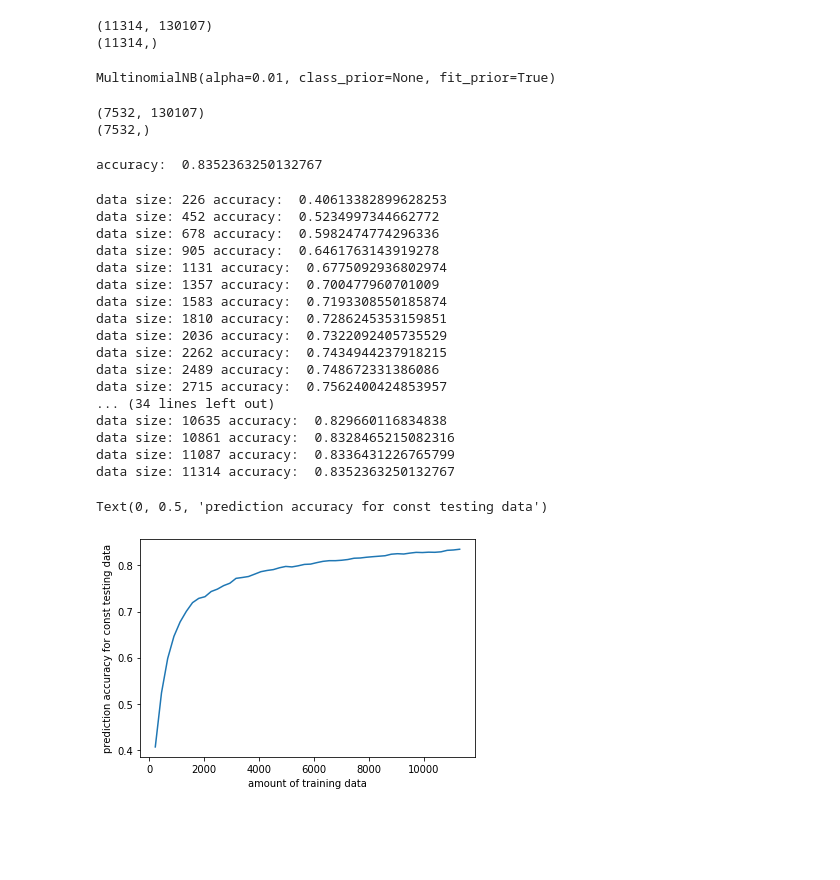
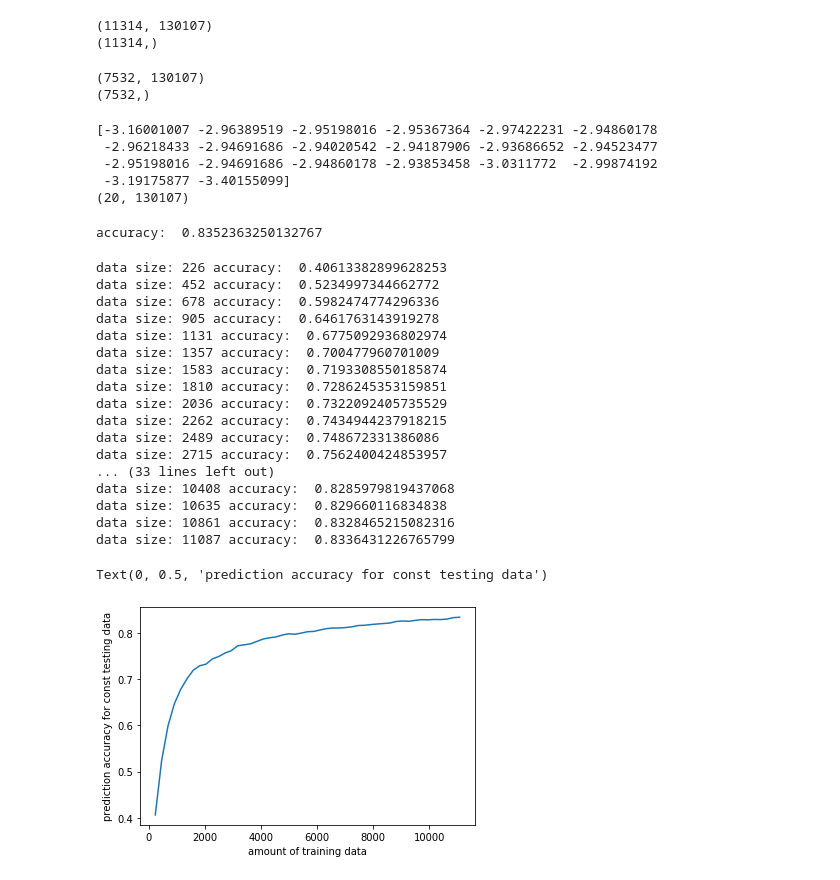
Before and after one commit to AdityaGovardhan/semi-supervised-learning, a Jupyter notebook: aditya_test_task_1.ipynb, the cells around one changed output. Cells and saved outputs as stored; diff of their text form; code cells hidden in the pictures; blank space fills up the shorter version.

```diff
--- a/aditya_test_task_1.ipynb
+++ b/aditya_test_task_1.ipynb
@@ -26,11 +26,6 @@ print(y_train.shape)
 # %% [output]
 (11314, 130107)
 (11314,)
-# %%
-clf = MultinomialNB(alpha = 0.01)
-clf.fit(X_train, y_train)
-# %% [output]
-MultinomialNB(alpha=0.01, class_prior=None, fit_prior=True)
 # %%
 twenty_test = fetch_20newsgroups(subset='test', shuffle=True)
 X_test = tfidf_vectorizer.transform(twenty_test.data)
@@ -41,6 +36,18 @@ print(y_test_expected.shape)
 # %% [output]
 (7532, 130107)
 (7532,)
+# %%
+clf = MultinomialNB(alpha = 0.01)
+clf.fit(X_train, y_train)
+
+print(clf.class_log_prior_)
+print(clf.feature_log_prob_.shape)
+# %% [output]
+[-3.16001007 -2.96389519 -2.95198016 -2.95367364 -2.97422231 -2.94860178
+ -2.96218433 -2.94691686 -2.94020542 -2.94187906 -2.93686652 -2.94523477
+ -2.95198016 -2.94691686 -2.94860178 -2.93853458 -3.0311772  -2.99874192
+ -3.19175877 -3.40155099]
+(20, 130107)
 # %%
 y_test_predicted = clf.predict(X_test)
 
@@ -50,7 +57,7 @@ accuracy:  0.8352363250132767
 # %%
 
 step = 2
-percentages = range(step, 100 + step, step)
+percentages = range(step, 100, step)
 
 accuracies = list()
 train_amount = list()
@@ -68,33 +75,33 @@ for percentage in percentages:
     clf = clf.fit(X_train_loop, y_train_loop)
 
     y_test_predicted_loop = clf.predict(X_test_loop)
 
     accuracy = np.sum(y_test_predicted_loop == y_test_expected_loop) / len(y_test_predicted_loop)
     print("data size:", train_index, "accuracy: ", accuracy)
 
     train_amount.append(train_index)
     accuracies.append(accuracy)
 
 plt.plot(train_amount, accuracies)
 plt.xlabel("amount of training data")
 plt.ylabel("prediction accuracy for const testing data")
 # %% [output]
 data size: 226 accuracy:  0.40613382899628253
 data size: 452 accuracy:  0.5234997344662772
 data size: 678 accuracy:  0.5982474774296336
 data size: 905 accuracy:  0.6461763143919278
 data size: 1131 accuracy:  0.6775092936802974
 data size: 1357 accuracy:  0.700477960701009
 data size: 1583 accuracy:  0.7193308550185874
 data size: 1810 accuracy:  0.7286245353159851
 data size: 2036 accuracy:  0.7322092405735529
 data size: 2262 accuracy:  0.7434944237918215
 data size: 2489 accuracy:  0.748672331386086
 data size: 2715 accuracy:  0.7562400424853957
-... (34 lines left out)
+... (33 lines left out)
+data size: 10408 accuracy:  0.8285979819437068
 data size: 10635 accuracy:  0.829660116834838
 data size: 10861 accuracy:  0.8328465215082316
 data size: 11087 accuracy:  0.8336431226765799
-data size: 11314 accuracy:  0.8352363250132767
 Text(0, 0.5, 'prediction accuracy for const testing data')
-[figure, old version]
+[figure, new version]
```
Also changed, not shown: 1 other file.
